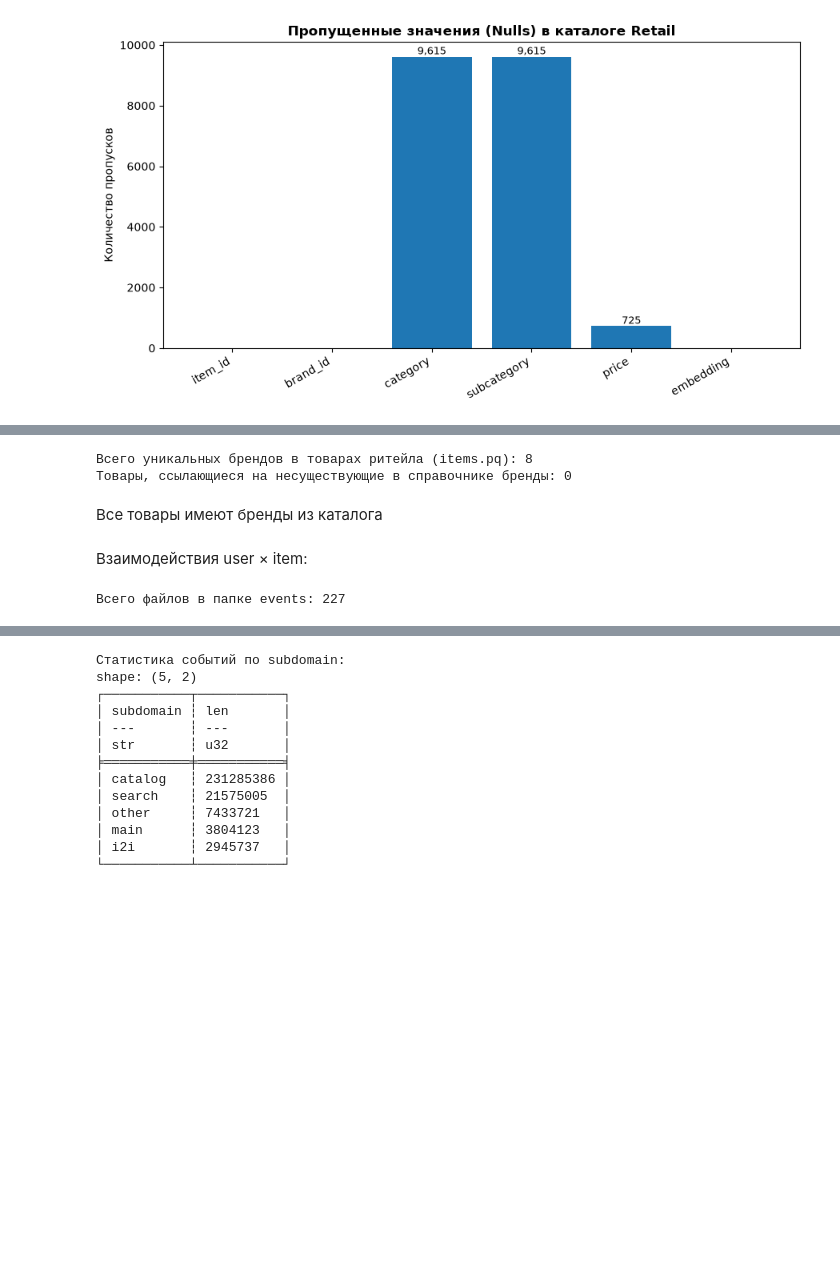
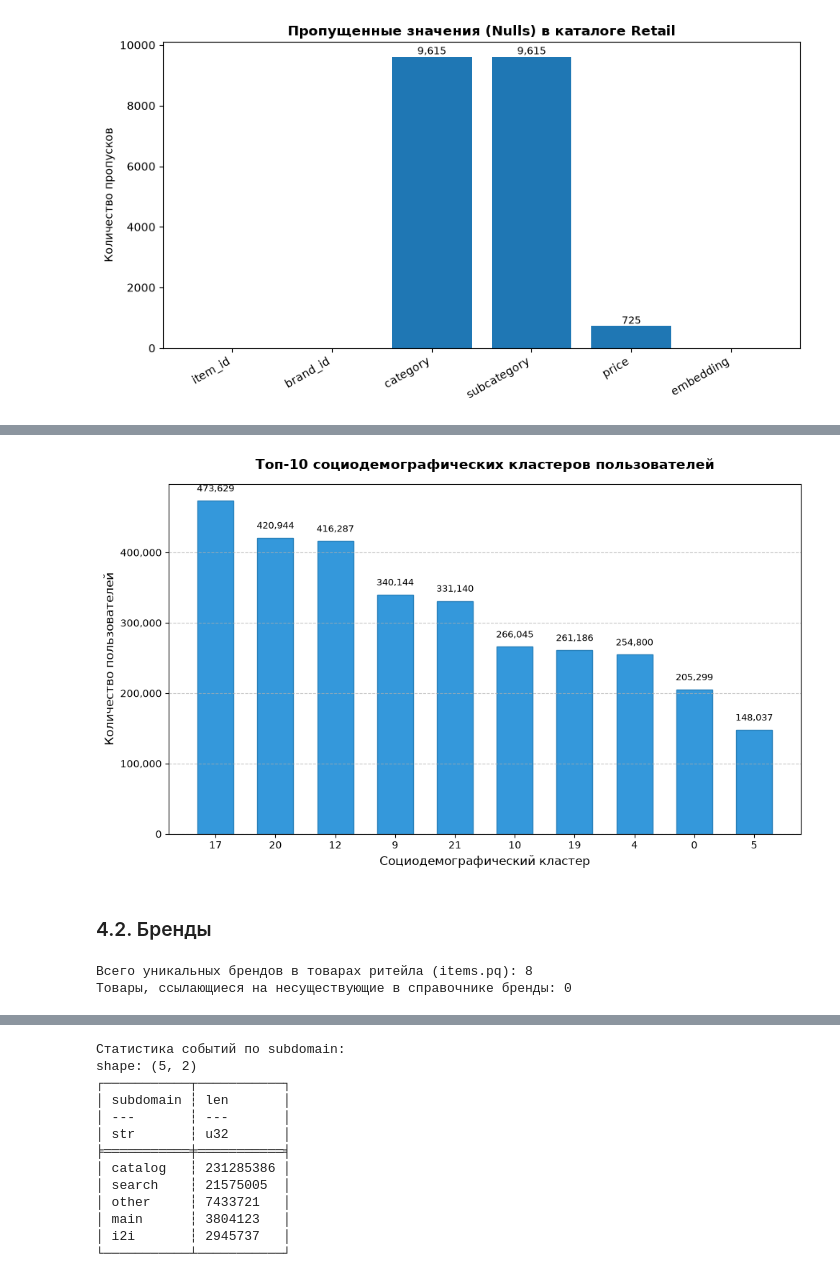
Before and after one commit to Valerpa/recsys-hse-year-project, a Jupyter notebook: 2_EDA/eda_retail.ipynb, the cells around one changed output, grey strips where cells are left out. Cells and saved outputs as stored; diff of their text form; code cells hidden in the pictures; blank space fills up the shorter version.

Commit message:
edit retail eda

```diff
--- a/2_EDA/eda_retail.ipynb
+++ b/2_EDA/eda_retail.ipynb
@@ -105,3 +445,42 @@ shape: (3, 2)
+# %%
+top_clusters = df_users.group_by('socdem_cluster').len().sort('len', descending=True)
+
+df_plot = top_clusters.head(10).to_pandas()
+
+clusters = df_plot['socdem_cluster'].astype(str)
+counts = df_plot['len']
+
+plt.figure(figsize=(10, 6))
+bars = plt.bar(clusters, counts, color='#3498db', edgecolor='#2980b9', width=0.6)
+
+plt.title('Топ-10 социодемографических кластеров пользователей', fontsize=14, fontweight='bold', pad=15)
+plt.xlabel('Социодемографический кластер', fontsize=12)
+plt.ylabel('Количество пользователей', fontsize=12)
+
+plt.gca().yaxis.set_major_formatter(plt.FuncFormatter(lambda x, loc: f"{int(x):,}"))
+
+# Подписываем значения прямо над столбиками
+for bar in bars:
+    height = bar.get_height()
+    plt.text(
+        bar.get_x() + bar.get_width() / 2.,
+        height + 10000,
+        f"{height:,.0f}",
+        ha='center',
+        va='bottom',
+        fontsize=9,
+        rotation=0
+    )
+
+plt.grid(axis='y', linestyle='--', alpha=0.7)
+plt.tight_layout()
+
+# Показываем график
+plt.show()
+# %% [output]
+[figure, added]
+# %% [markdown]
+### 4.2. Бренды
 # %%
 retail_brands = df_retail.select(pl.col('brand_id').unique()).get_column('brand_id')
 print(f"Всего уникальных брендов в товарах ритейла (items.pq): {len(retail_brands):,}")
@@ -113,13 +492,3 @@ print(f"Товары, ссылающиеся на несуществующие
 # %% [output]
 Всего уникальных брендов в товарах ритейла (items.pq): 8
 Товары, ссылающиеся на несуществующие в справочнике бренды: 0
-# %% [markdown]
-Все товары имеют бренды из каталога
-# %% [markdown]
-Взаимодействия user × item:
-# %%
-events_path = os.path.join(DATASET_PATH, 'retail', 'events')
-events_files = os.listdir(events_path)
-print(f"Всего файлов в папке events: {len(events_files)}")
-# %% [output]
-Всего файлов в папке events: 227
```
Also changed, not shown: parts of 103 cells of this notebook.
